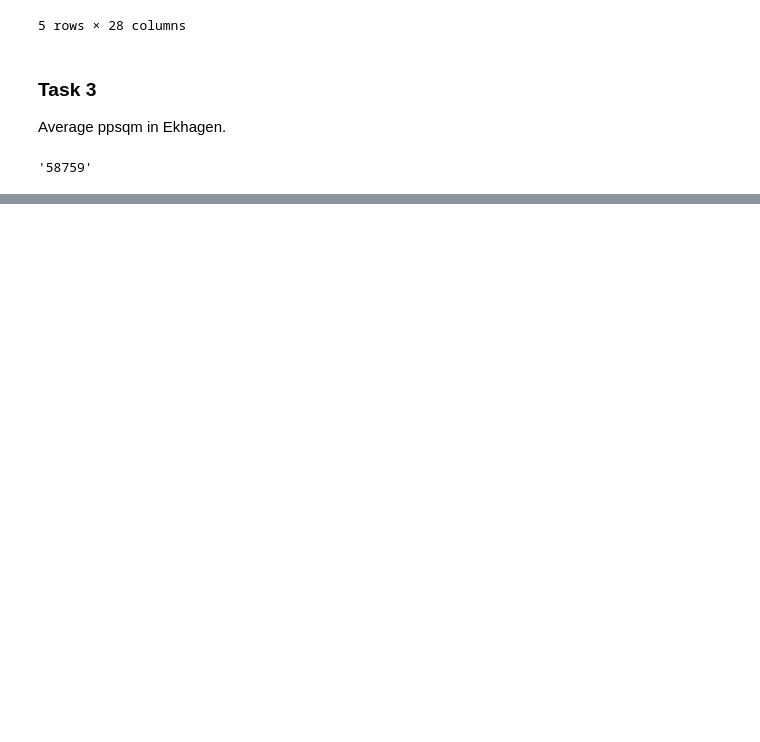
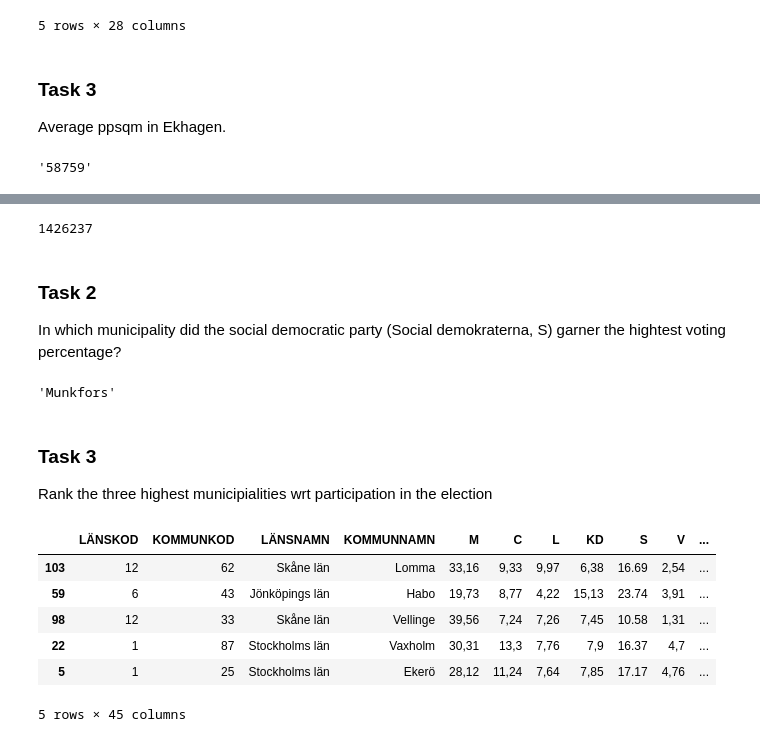
Before and after one commit to gaboun/su-mt4007, a Jupyter notebook: HW2/HW2.ipynb, the cells around one changed output, grey strips where cells are left out. Cells and saved outputs as stored; diff of their text form; code cells hidden in the pictures; blank space fills up the shorter version.

```diff
--- a/HW2/HW2.ipynb
+++ b/HW2/HW2.ipynb
@@ -72,0 +86,39 @@ ppsq_avg
+# %%
+df_2 = df=pd.read_csv("https://raw.githubusercontent.com/su-mt4007/data/refs/heads/main/2018_R_per_kommun.csv", delimiter=';')
+
+votes_sthlm = df.loc[df['LÄNSNAMN']=='Stockholms län', 'RÖSTER GILTIGA'].sum()
+votes_sthlm = int(votes_sthlm)
+votes_sthlm
+# %% [output]
+1426237
+# %% [markdown]
+### Task 2
+
+In which municipality did the social democratic party (Social demokraterna, S) garner the hightest voting percentage?
+# %%
+df_2['S'] = df_2['S'].str.replace(',', '.').astype(float)
+
+df_2_s = df_2.sort_values(by='S', ascending=False)
+
+kommun = df_2_s['KOMMUNNAMN'].iloc[0]
+kommun
+# %% [output]
+'Munkfors'
+# %% [markdown]
+### Task 3
+
+Rank the three highest municipialities wrt participation in the election
+# %%
+df_2['VALDELTAGANDE'] = df_2['VALDELTAGANDE'].str.replace(',', '.').astype(float)
+
+df_2_p = df_2.sort_values(by='VALDELTAGANDE', ascending=False)
+
+df_2_p[:5]
+# %% [output]
+|  | LÄNSKOD | KOMMUNKOD | LÄNSNAMN | KOMMUNNAMN | M | C | L | KD | S | V | ... |
+| 103 | 12 | 62 | Skåne län | Lomma | 33,16 | 9,33 | 9,97 | 6,38 | 16.69 | 2,54 | ... |
+| 59 | 6 | 43 | Jönköpings län | Habo | 19,73 | 8,77 | 4,22 | 15,13 | 23.74 | 3,91 | ... |
+| 98 | 12 | 33 | Skåne län | Vellinge | 39,56 | 7,24 | 7,26 | 7,45 | 10.58 | 1,31 | ... |
+| 22 | 1 | 87 | Stockholms län | Vaxholm | 30,31 | 13,3 | 7,76 | 7,9 | 16.37 | 4,7 | ... |
+| 5 | 1 | 25 | Stockholms län | Ekerö | 28,12 | 11,24 | 7,64 | 7,85 | 17.17 | 4,76 | ... |
+5 rows × 45 columns
```
Also changed, not shown: parts of 6 cells of this notebook.
